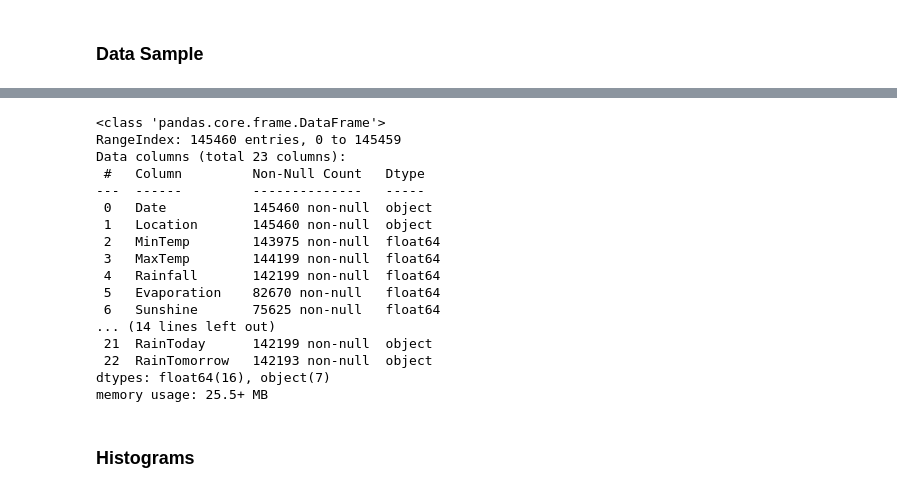
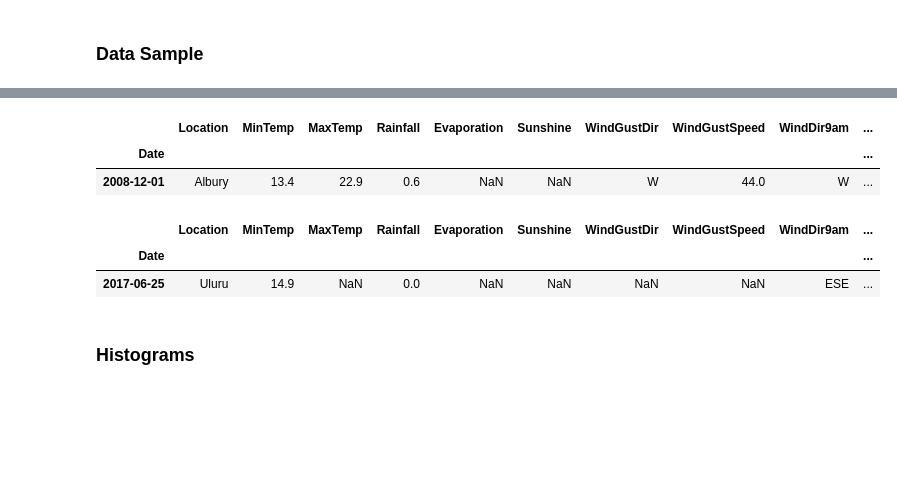
Before and after one commit to marlonrcfranco/weather-guru, a Jupyter notebook: weather_guru.ipynb, the cells around one changed output, grey strips where cells are left out. Saved outputs shown, nothing was run; the diff lists cells and outputs as text; code cells hidden in the pictures; blank space fills up the shorter version.

```diff
--- a/weather_guru.ipynb
+++ b/weather_guru.ipynb
@@ -45,23 +67,15 @@ weather_dataframe.sample()
-# %%
-weather_dataframe.info()
-# %% [output]
-<class 'pandas.core.frame.DataFrame'>
-RangeIndex: 145460 entries, 0 to 145459
-Data columns (total 23 columns):
- #   Column         Non-Null Count   Dtype
----  ------         --------------   -----
- 0   Date           145460 non-null  object
- 1   Location       145460 non-null  object
- 2   MinTemp        143975 non-null  float64
- 3   MaxTemp        144199 non-null  float64
- 4   Rainfall       142199 non-null  float64
- 5   Evaporation    82670 non-null   float64
- 6   Sunshine       75625 non-null   float64
-... (14 lines left out)
- 21  RainToday      142199 non-null  object
- 22  RainTomorrow   142193 non-null  object
-dtypes: float64(16), object(7)
-memory usage: 25.5+ MB
+# %%
+weather_df.head(1)
+# %% [output]
+|  | Location | MinTemp | MaxTemp | Rainfall | Evaporation | Sunshine | WindGustDir | WindGustSpeed | WindDir9am | ... |
+| Date |  |  |  |  |  |  |  |  |  | ... |
+| 2008-12-01 | Albury | 13.4 | 22.9 | 0.6 | NaN | NaN | W | 44.0 | W | ... |
+# %%
+weather_df.tail(1)
+# %% [output]
+|  | Location | MinTemp | MaxTemp | Rainfall | Evaporation | Sunshine | WindGustDir | WindGustSpeed | WindDir9am | ... |
+| Date |  |  |  |  |  |  |  |  |  | ... |
+| 2017-06-25 | Uluru | 14.9 | NaN | 0.0 | NaN | NaN | NaN | NaN | ESE | ... |
 # %% [markdown]
 ### Histograms
 # %%
```
Also changed, not shown: parts of 14 cells of this notebook.
